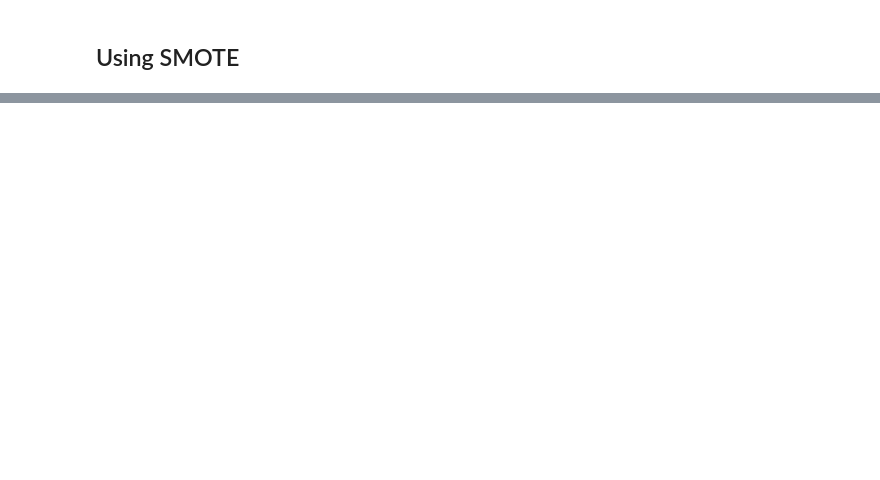
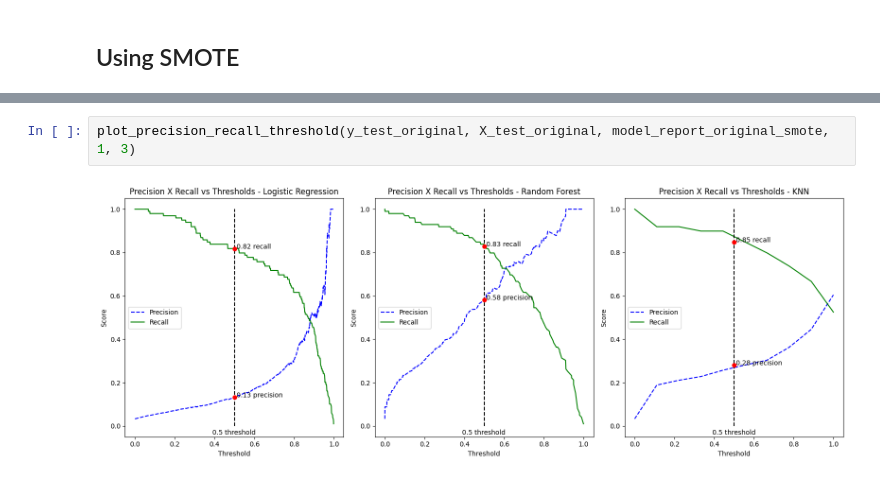
Before and after one commit to vitorccmanso/Predictive-Maintenance, a Jupyter notebook: Notebooks/Model Training.ipynb, the cells around one changed output, grey strips where cells are left out. Saved outputs shown, nothing was run; the diff lists cells and outputs as text; blank space fills up the shorter version.

```diff
--- a/Notebooks/Model Training.ipynb
+++ b/Notebooks/Model Training.ipynb
@@ -81,0 +109,4 @@ Created version '2' of model 'KNN - Original_Features'.
+# %%
+plot_precision_recall_threshold(y_test_original, X_test_original, model_report_original_smote, 1, 3)
+# %% [output]
+[figure, added]
```
Also changed, not shown: parts of 49 cells of this notebook, 1 other file.
